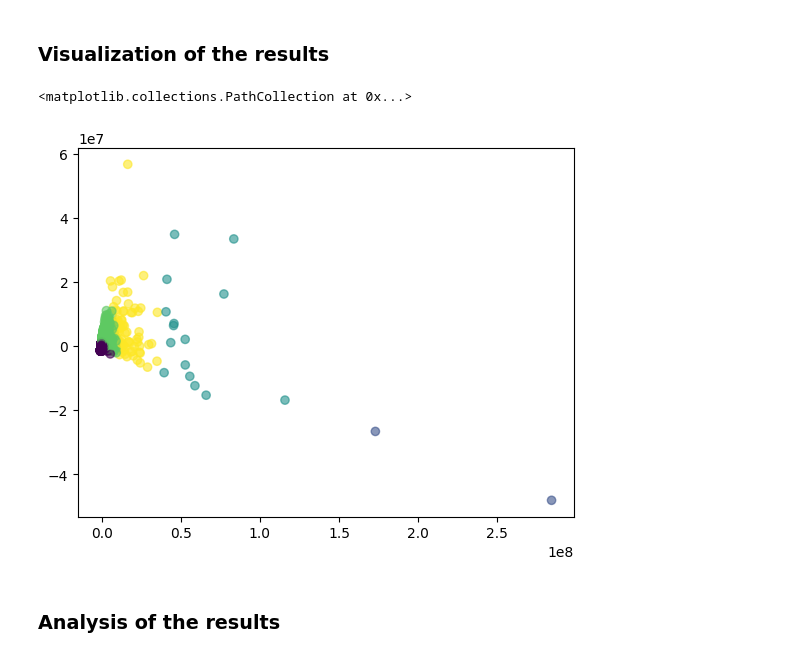
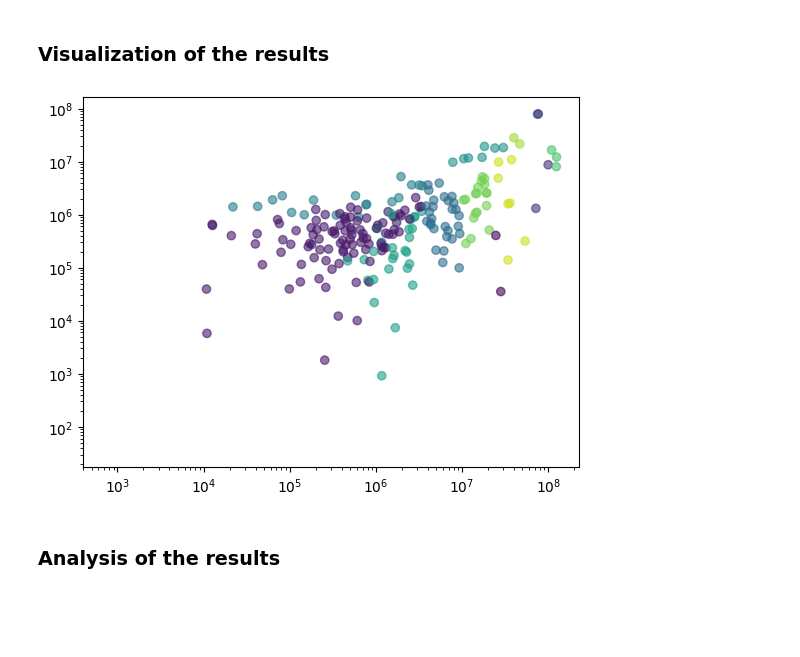
Before and after one commit to CS-433/ml-project-2-transcripted_cherry, a Jupyter notebook: Jupyter notebooks/Task_2.ipynb, the cells around one changed output. Cells and saved outputs as stored; diff of their text form; code cells hidden in the pictures; blank space fills up the shorter version.

```diff
--- a/Jupyter notebooks/Task_2.ipynb
+++ b/Jupyter notebooks/Task_2.ipynb
@@ -56,5 +57,5 @@ df_D8 = pd.read_csv ('../Features/TF1_D8.csv',index_col = 0)
 # %%
-ypet_intensity = pd.concat((df_A1,df_C7,df_D8),ignore_index = False)
+ypet_intensity = pd.read_csv('../Features/TF1_B_.csv',index_col = 0)
 ypet_intensity
 # %% [output]
 |  | patch | img | TF_name | blur_lapl | blur_ski | patch_size | mean_intensity | sum_intensity | ... |
@@ -122,8 +128,8 @@ if normalization == True:
 
 ### Parameters to define
 # %%
-n_components = 2            #For PCA how many components to keep at the end
-pca_excluded = ['img', 'TF_name', 'blur_lapl', 'blur_ski','patch'] #define which columns should be excluded -> No additional information for the PCA
+n_components = 3            #For PCA how many components to keep at the end, 3looked good from our tries, should maybe be a first guess later
+pca_excluded = ['img', 'TF_name','patch'] #define which columns should be excluded -> No additional information for the PCA
 random_state = 42           #input for the Kmeans algorithm to determines random number generation for centroid initialization
-n_clusters = 5              # Number of clusters we want for TF
+n_clusters = 15              # Number of clusters we want for TF
 # %%
@@ -195,5 +196,5 @@ See the caveats in the documentation: https://pandas.pydata.org/pandas-docs/stab
 # %%
-ypet_cluster = ypet_intensity_pca.reset_index().set_index(['index','patch','img','TF_name','blur_lapl','blur_ski'])
+ypet_cluster = ypet_intensity_pca.reset_index().set_index(['index','patch','img','TF_name'])
 # %% [markdown]
 ### Apply Kmean clustering algorithm
 # %%
@@ -206,9 +207,12 @@ ypet_clustered['cluster'] = kmean.labels_
 # %% [markdown]
 ### Visualization of the results
 # %%
+plt.figure()
 plt.scatter(ypet_cluster.iloc[:,0], ypet_cluster.iloc[:,1], c=kmean.labels_, alpha=0.6)
+plt.yscale('log')
+plt.xscale('log')
+plt.show()
 # %% [output]
-<matplotlib.collections.PathCollection at 0x...>
-[figure, old version]
+[figure, new version]
 # %% [markdown]
 ### Analysis of the results
```
Also changed, not shown: parts of 14 cells of this notebook, 1 other file.
